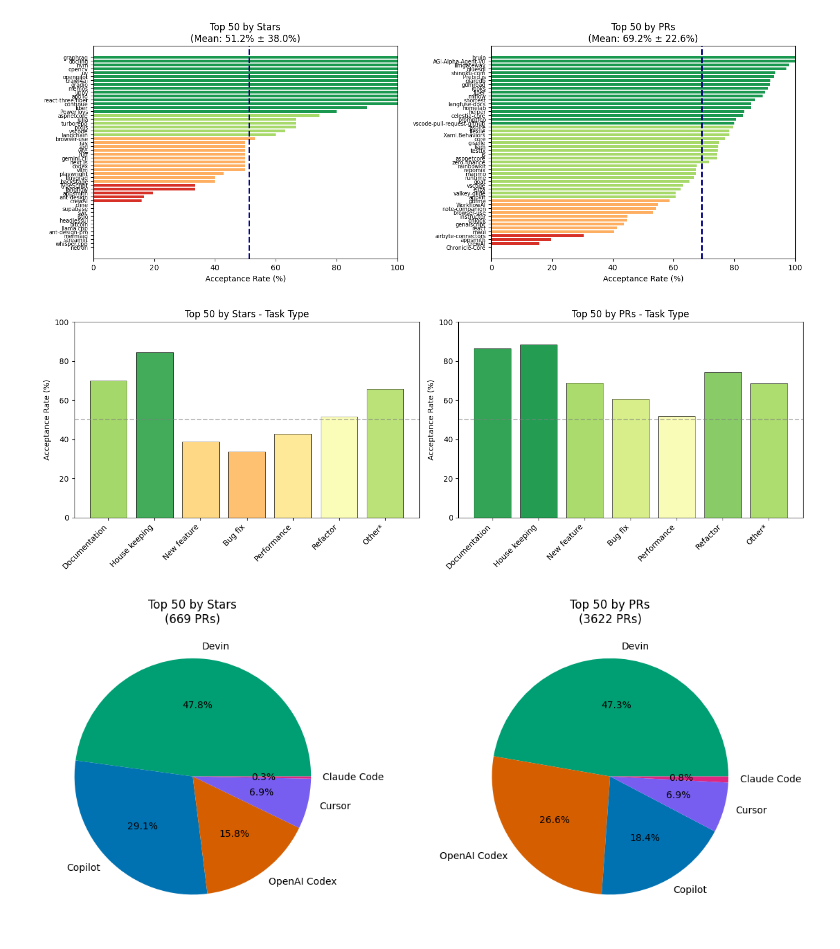
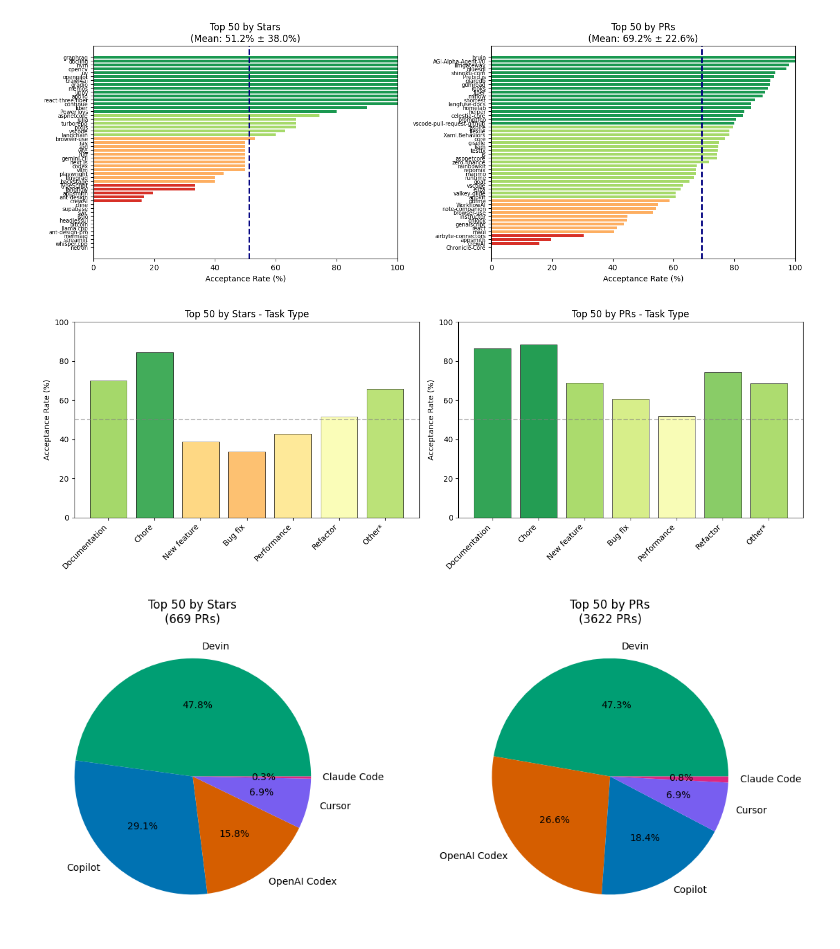
Before and after one commit to davejjwilliams/pr-acceptability, a Jupyter notebook: rq2.ipynb, the cells around one changed output. Saved outputs shown, nothing was run; the diff lists cells and outputs as text; code cells hidden in the pictures.

Commit message:
RQ2: Update House Keeping to Chore

```diff
--- a/rq2.ipynb
+++ b/rq2.ipynb
@@ -61,7 +61,7 @@ TASK_TYPE_DISPLAY = {
     "feat": "New feature",
     "fix": "Bug fix",
     "docs": "Documentation",
-    "chore": "House keeping",
+    "chore": "Chore",
     "perf": "Performance",
     "refactor": "Refactor",
     "style": "Other*",
@@ -437,7 +435,7 @@ def aggregate_task_types_for_paper(task_df):
     """Aggregate task types to match the paper's Table format."""
     paper_mapping = {
         'docs': 'Documentation',
-        'chore': 'House keeping',
+        'chore': 'Chore',
         'feat': 'New feature',
         'fix': 'Bug fix',
         'perf': 'Performance',
@@ -832,36 +838,36 @@ plt.show()
 # Task type comparison
 fig, axes = plt.subplots(1, 2, figsize=(14, 5))
 
-task_order = ['Documentation', 'House keeping', 'New feature', 'Bug fix', 'Performance', 'Refactor', 'Other*']
+task_order = ['Documentation', 'Chore', 'New feature', 'Bug fix', 'Performance', 'Refactor', 'Other*']
 
 # Stars set
 ax = axes[0]
 data = stars_task_paper.set_index('task_type').reindex(task_order).reset_index()
 colors = plt.cm.RdYlGn(data['acceptance_rate'] / 100)
 bars = ax.bar(range(len(data)), data['acceptance_rate'], color=colors, edgecolor='black', linewidth=0.5)
 ax.set_xticks(range(len(data)))
 ax.set_xticklabels(data['task_type'], rotation=45, ha='right')
 ax.set_ylabel('Acceptance Rate (%)')
 ax.set_title('Top 50 by Stars - Task Type')
 ax.set_ylim(0, 100)
 ax.axhline(y=50, color='gray', linestyle='--', alpha=0.5)
 
 # PRs set
 ax = axes[1]
 data = prs_task_paper.set_index('task_type').reindex(task_order).reset_index()
 colors = plt.cm.RdYlGn(data['acceptance_rate'] / 100)
 bars = ax.bar(range(len(data)), data['acceptance_rate'], color=colors, edgecolor='black', linewidth=0.5)
 ax.set_xticks(range(len(data)))
 ax.set_xticklabels(data['task_type'], rotation=45, ha='right')
 ax.set_ylabel('Acceptance Rate (%)')
 ax.set_title('Top 50 by PRs - Task Type')
 ax.set_ylim(0, 100)
 ax.axhline(y=50, color='gray', linestyle='--', alpha=0.5)
 
 plt.tight_layout()
 plt.show()
 # %% [output]
-[figure, old version]
+[figure, new version]
 # %%
 # Agent distribution comparison
 fig, axes = plt.subplots(1, 2, figsize=(12, 5))
```
Also changed, not shown: parts of 5 cells of this notebook.
